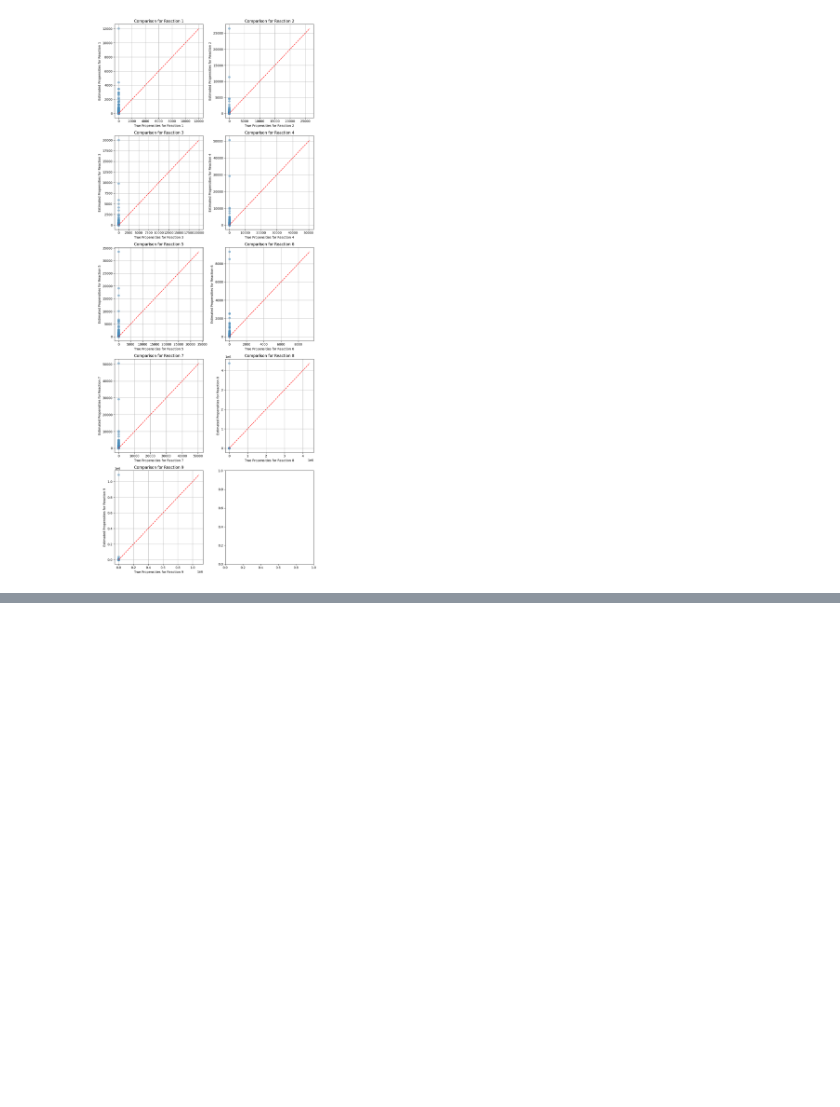
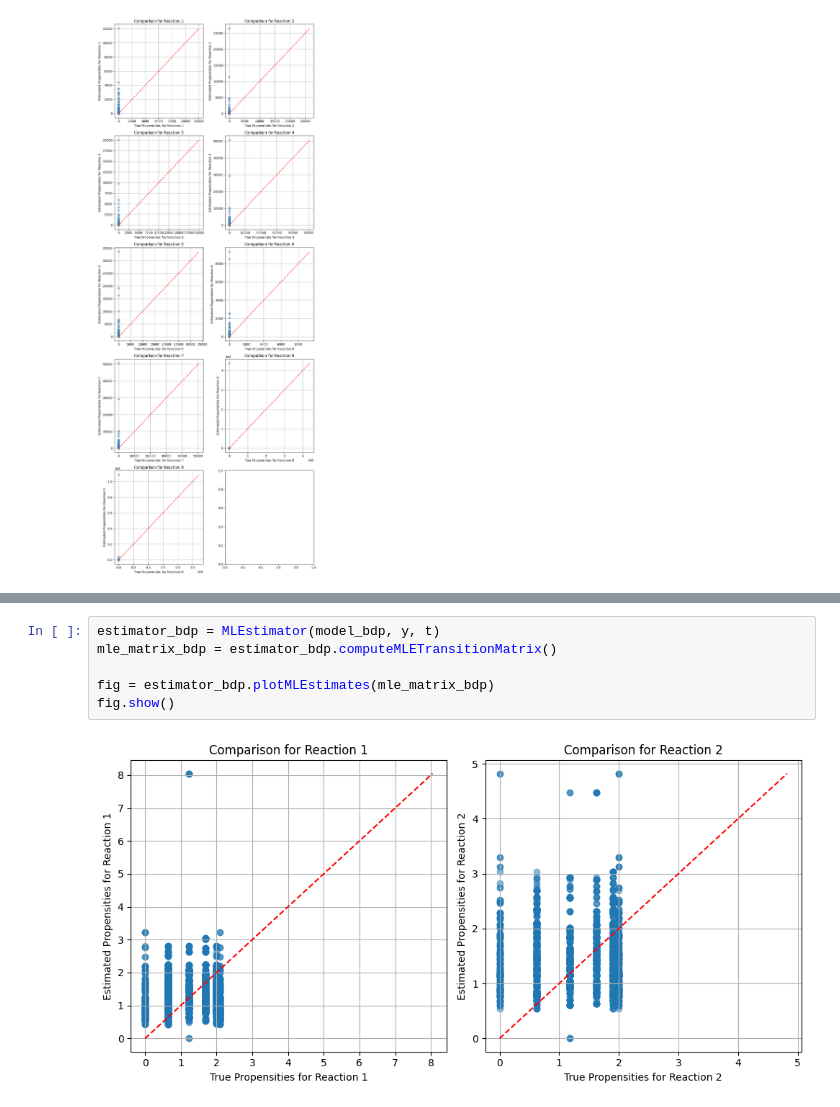
Before and after one commit to Mijan/NN-CTMC, a Jupyter notebook: Jupyter_notebooks/MLE.ipynb, the cells around one changed output, grey strips where cells are left out. Cells and saved outputs as stored; diff of their text form; blank space fills up the shorter version.

```diff
--- a/Jupyter_notebooks/MLE.ipynb
+++ b/Jupyter_notebooks/MLE.ipynb
@@ -51,0 +67,8 @@ fig.show()
+# %%
+estimator_bdp = MLEstimator(model_bdp, y, t)
+mle_matrix_bdp = estimator_bdp.computeMLETransitionMatrix()
+
+fig = estimator_bdp.plotMLEstimates(mle_matrix_bdp)
+fig.show()
+# %% [output]
+[figure, added]
```
Also changed, not shown: parts of 4 cells of this notebook, 1 other file.
